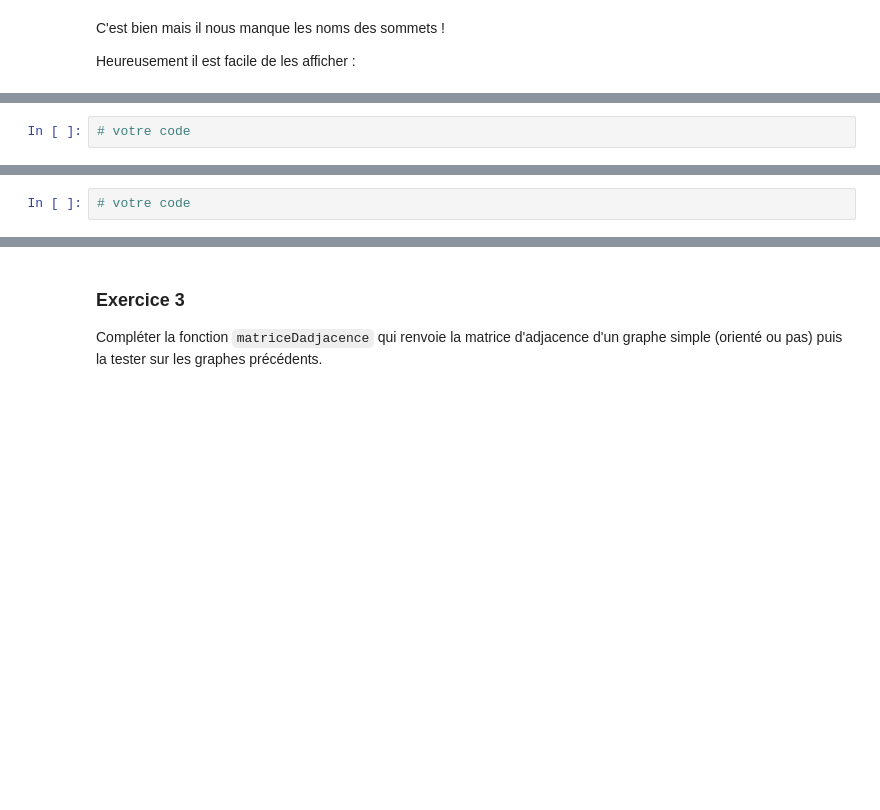
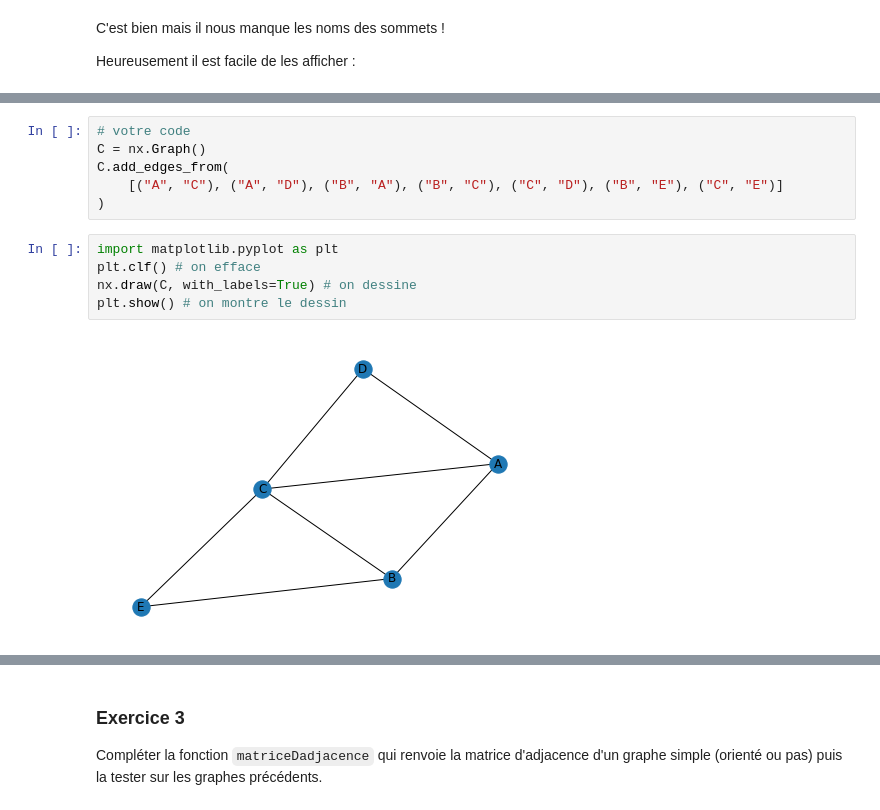
Before and after one commit to AlexisLPBc/TNSI, a Jupyter notebook: Graphes_avec_networkx.ipynb, the cells around one changed output, grey strips where cells are left out. Drawn from its saved outputs; the diff is of its cells as text; blank space fills up the shorter version.

```diff
--- a/Graphes_avec_networkx.ipynb
+++ b/Graphes_avec_networkx.ipynb
@@ -169,12 +230,21 @@ plt.show()
 Représenter le graphe <code>G1</code> ci-contre (<i>attention, il est possible que vous obteniez un schéma différent, vous devez vérifier qu'il s'agit en fait du même graphe en examinant tous les voisins de chaque sommet</i>) :
 
 ![graphes_networkx_ex1.png](https://ericecmorlaix.github.io/img/graphes_networkx_ex1.png)
-# %%
-# votre code
+# %%
+# votre code
+C = nx.Graph()
+C.add_edges_from(
+    [("A", "C"), ("A", "D"), ("B", "A"), ("B", "C"), ("C", "D"), ("B", "E"), ("C", "E")]
+)
+# %%
+import matplotlib.pyplot as plt
+plt.clf() # on efface
+nx.draw(C, with_labels=True) # on dessine
+plt.show() # on montre le dessin
+# %% [output]
+[figure, added]
 # %% [markdown]
 ### Exercice 2
 Représenter de même le graphe <code>G2</code> associé au plan du musée ci-dessous
 
 ![graphes_networkx_ex2.png](https://ericecmorlaix.github.io/img/graphes_networkx_ex2.png)
-# %%
-# votre code
```
Also changed, not shown: parts of 34 cells of this notebook.
